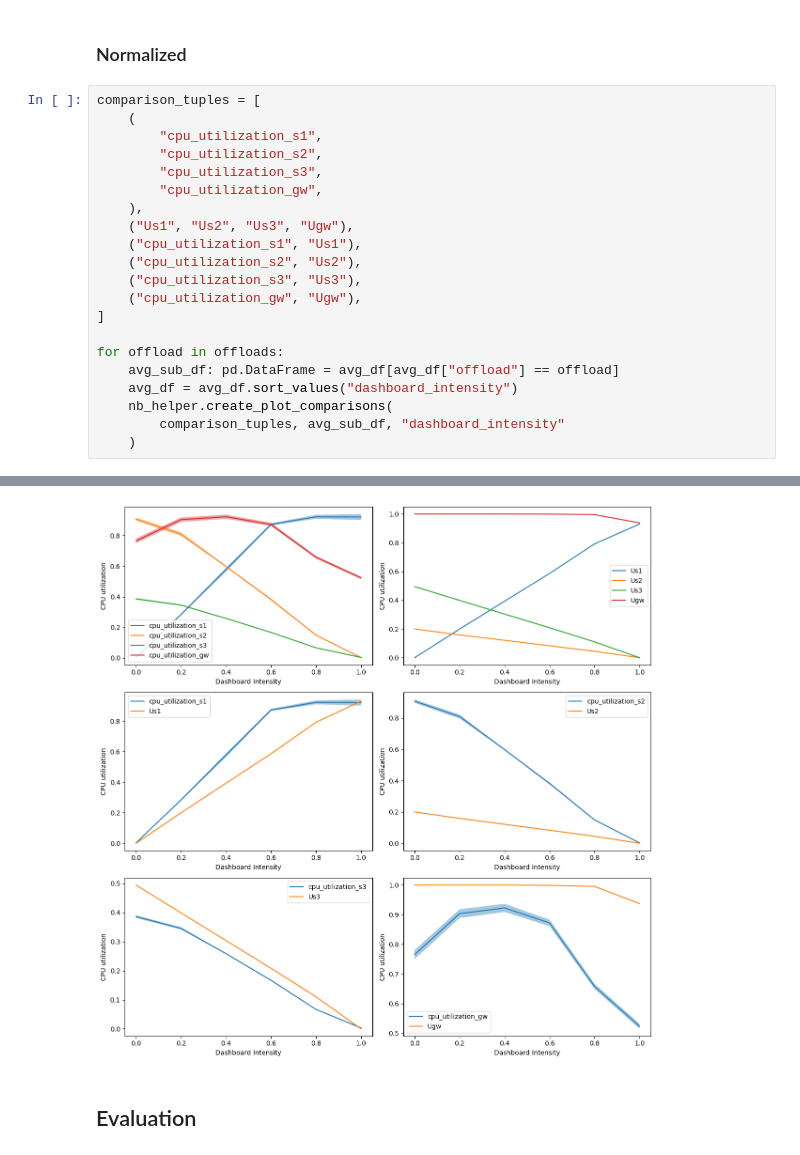
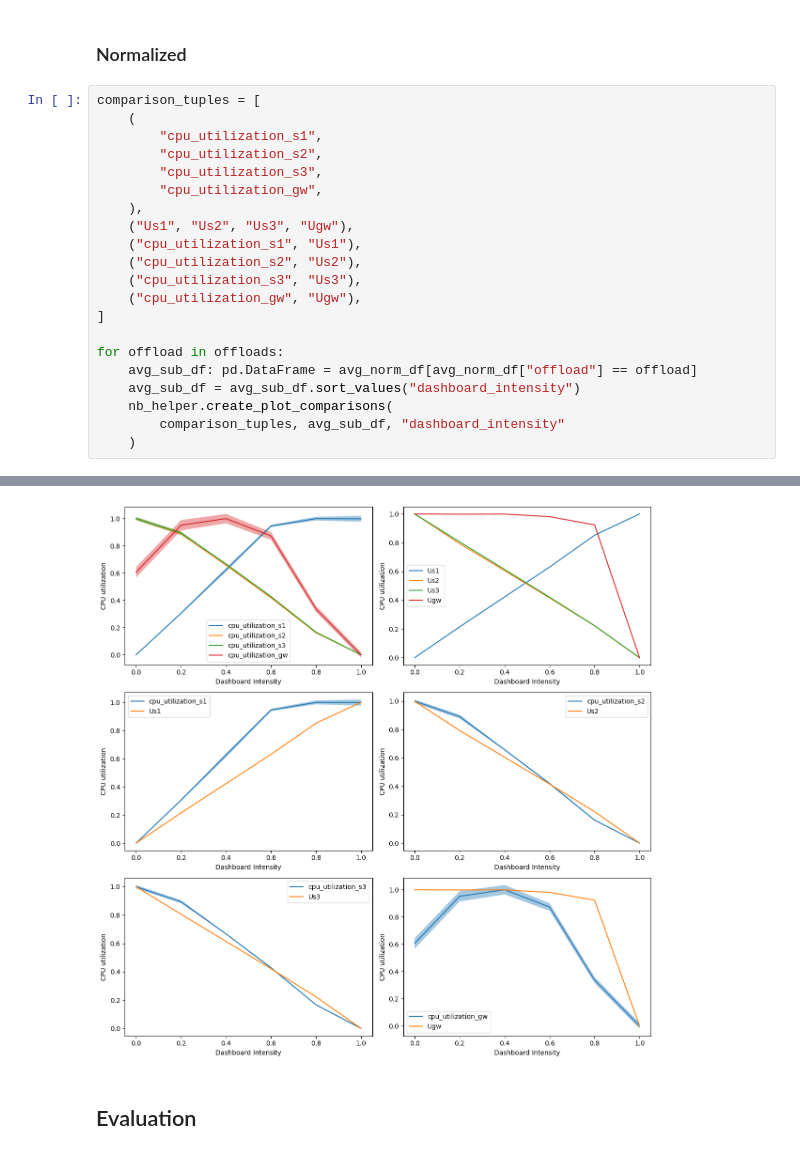
Before and after one commit to wmeijer221/muBench-experiment, a Jupyter notebook: gssi_experiment/gateway_offloading/analysis_singular.ipynb, the cells around one changed output, grey strips where cells are left out. Drawn from its saved outputs; the diff is of its cells as text.

```diff
--- a/gssi_experiment/gateway_offloading/analysis_singular.ipynb
+++ b/gssi_experiment/gateway_offloading/analysis_singular.ipynb
@@ -484,8 +483,8 @@ comparison_tuples = [
 ]
 
 for offload in offloads:
-    avg_sub_df: pd.DataFrame = avg_df[avg_df["offload"] == offload]
-    avg_df = avg_df.sort_values("dashboard_intensity")
+    avg_sub_df: pd.DataFrame = avg_norm_df[avg_norm_df["offload"] == offload]
+    avg_sub_df = avg_sub_df.sort_values("dashboard_intensity")
     nb_helper.create_plot_comparisons(
         comparison_tuples, avg_sub_df, "dashboard_intensity"
     )
@@ -495,4 +494,4 @@ for offload in offloads:
-[figure, old version]
+[figure, new version]
 # %% [markdown]
 ## Evaluation
 # %%
```
Also changed, not shown: parts of 4 cells of this notebook, 1 other file.
